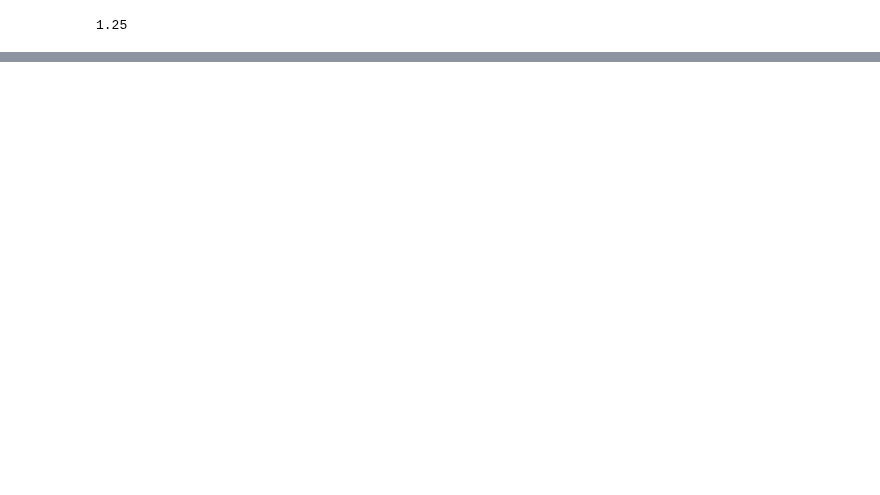
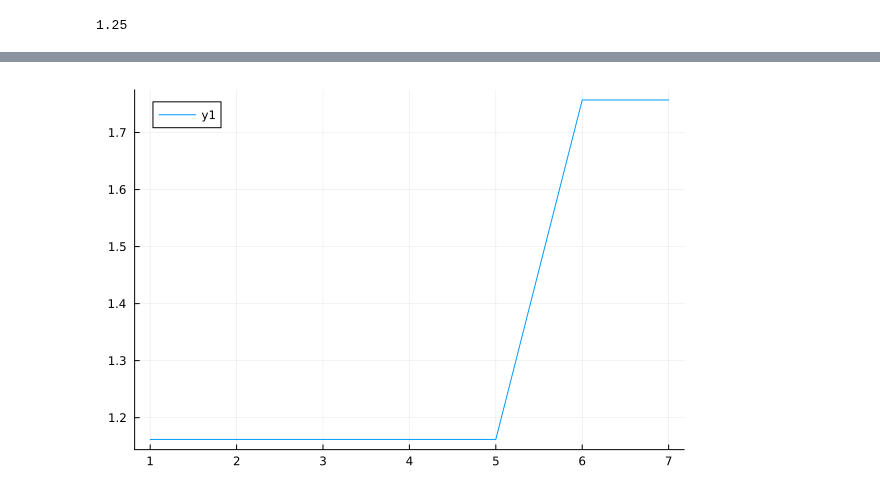
Before and after one commit to ttx002000/HF_Moire, a Jupyter notebook: data_collection/SSH_bidirectional/data_output/test.ipynb, the cells around one changed output, grey strips where cells are left out. Saved outputs shown, nothing was run; the diff lists cells and outputs as text; code cells hidden in the pictures; blank space fills up the shorter version.

```diff
--- a/data_collection/SSH_bidirectional/data_output/test.ipynb
+++ b/data_collection/SSH_bidirectional/data_output/test.ipynb
@@ -38,3 +65,7 @@ Dict{String, Any} with 13 entries:
+# %%
+plot(st["spectrum"][120:126])
+# %% [output]
+[figure, added]
 # %%
 abs.(st[ "relevant_qamplitude"])
 # %% [output]
```
Also changed, not shown: parts of 14 cells of this notebook, 2 other files.
